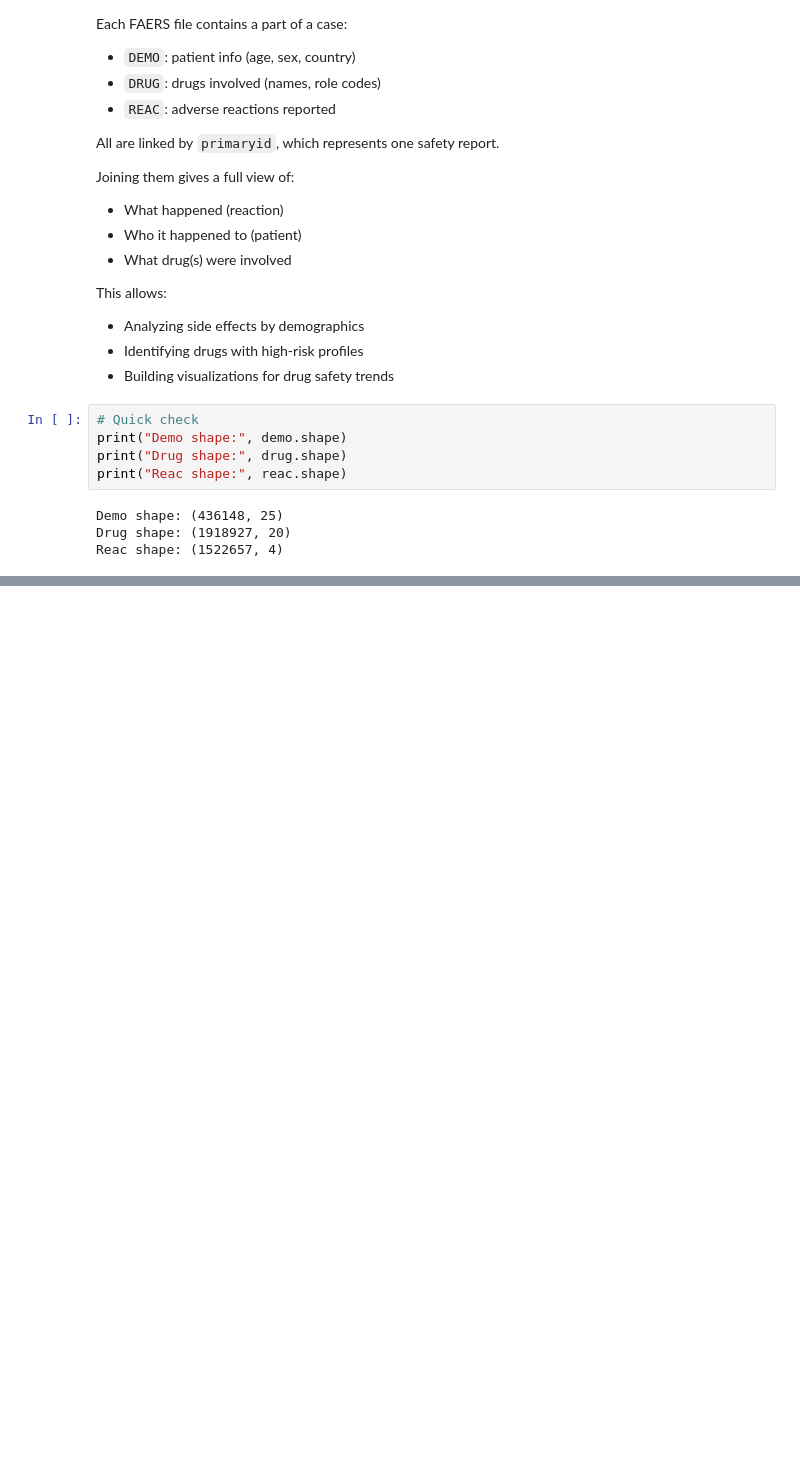
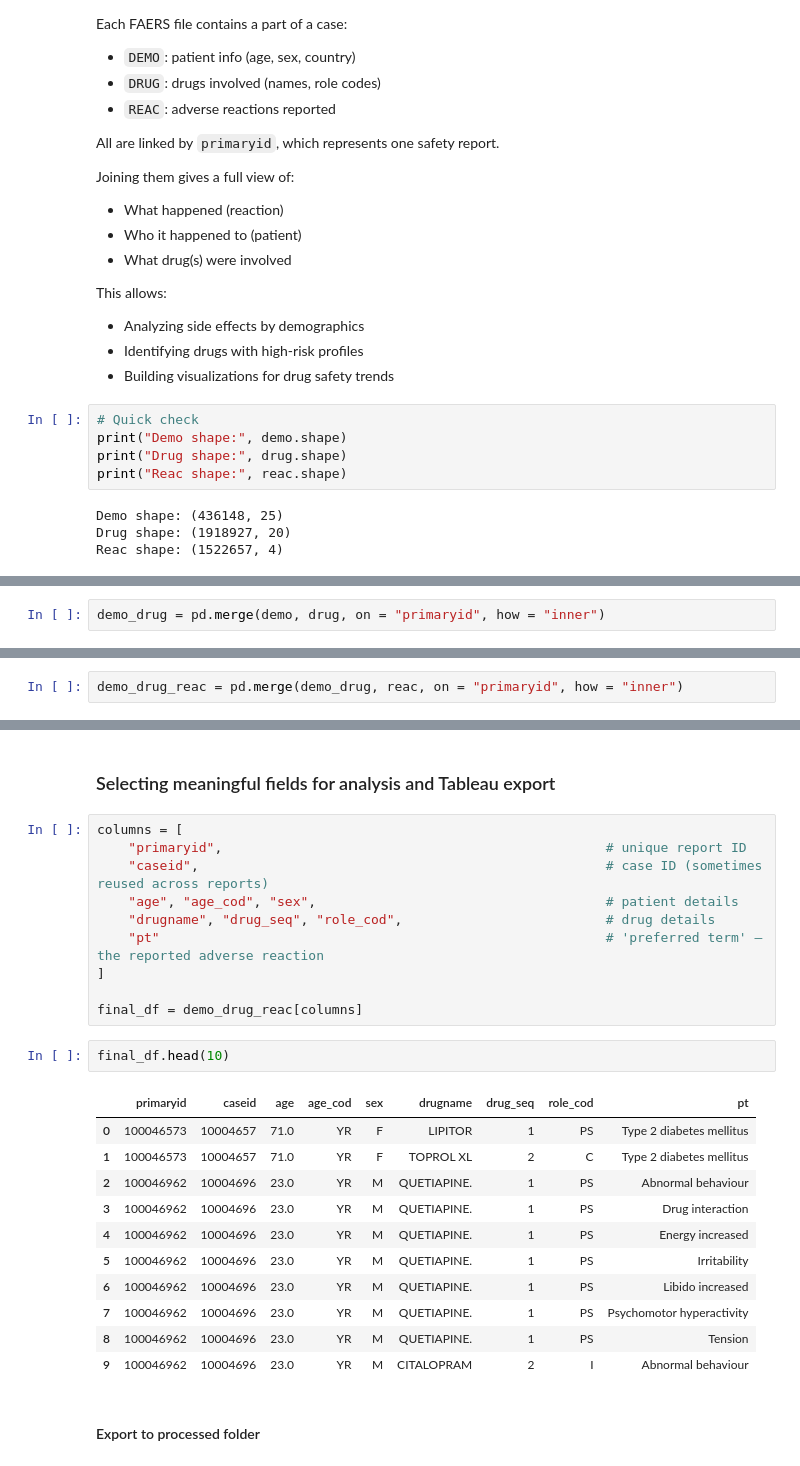
Before and after one commit to quatromod/Portfolio_Projects, a Jupyter notebook: Rx_Risk_Radar/scripts/main.ipynb, the cells around one changed output, grey strips where cells are left out. Saved outputs shown, nothing was run; the diff lists cells and outputs as text; blank space fills up the shorter version.

```diff
--- a/Rx_Risk_Radar/scripts/main.ipynb
+++ b/Rx_Risk_Radar/scripts/main.ipynb
@@ -122,0 +132,2 @@ Reac shape: (1522657, 4)
+# %%
+demo_drug = pd.merge(demo, drug, on = "primaryid", how = "inner")
@@ -122,0 +137,2 @@ Reac shape: (1522657, 4)
+# %%
+demo_drug_reac = pd.merge(demo_drug, reac, on = "primaryid", how = "inner")
@@ -122,0 +160,28 @@ Reac shape: (1522657, 4)
+# %% [markdown]
+### Selecting meaningful fields for analysis and Tableau export
+# %%
+columns = [
+    "primaryid",                                                 # unique report ID
+    "caseid",                                                    # case ID (sometimes reused across reports)
+    "age", "age_cod", "sex",                                     # patient details
+    "drugname", "drug_seq", "role_cod",                          # drug details
+    "pt"                                                         # 'preferred term' – the reported adverse reaction
+]
+
+final_df = demo_drug_reac[columns]
+# %%
+final_df.head(10)
+# %% [output]
+|  | primaryid | caseid | age | age_cod | sex | drugname | drug_seq | role_cod | pt |
+| 0 | 100046573 | 10004657 | 71.0 | YR | F | LIPITOR | 1 | PS | Type 2 diabetes mellitus |
+| 1 | 100046573 | 10004657 | 71.0 | YR | F | TOPROL XL | 2 | C | Type 2 diabetes mellitus |
+| 2 | 100046962 | 10004696 | 23.0 | YR | M | QUETIAPINE. | 1 | PS | Abnormal behaviour |
+| 3 | 100046962 | 10004696 | 23.0 | YR | M | QUETIAPINE. | 1 | PS | Drug interaction |
+| 4 | 100046962 | 10004696 | 23.0 | YR | M | QUETIAPINE. | 1 | PS | Energy increased |
+| 5 | 100046962 | 10004696 | 23.0 | YR | M | QUETIAPINE. | 1 | PS | Irritability |
+| 6 | 100046962 | 10004696 | 23.0 | YR | M | QUETIAPINE. | 1 | PS | Libido increased |
+| 7 | 100046962 | 10004696 | 23.0 | YR | M | QUETIAPINE. | 1 | PS | Psychomotor hyperactivity |
+| 8 | 100046962 | 10004696 | 23.0 | YR | M | QUETIAPINE. | 1 | PS | Tension |
+| 9 | 100046962 | 10004696 | 23.0 | YR | M | CITALOPRAM | 2 | I | Abnormal behaviour |
+# %% [markdown]
+#### Export to processed folder
```
Also changed, not shown: parts of 8 cells of this notebook, 3 other files.
